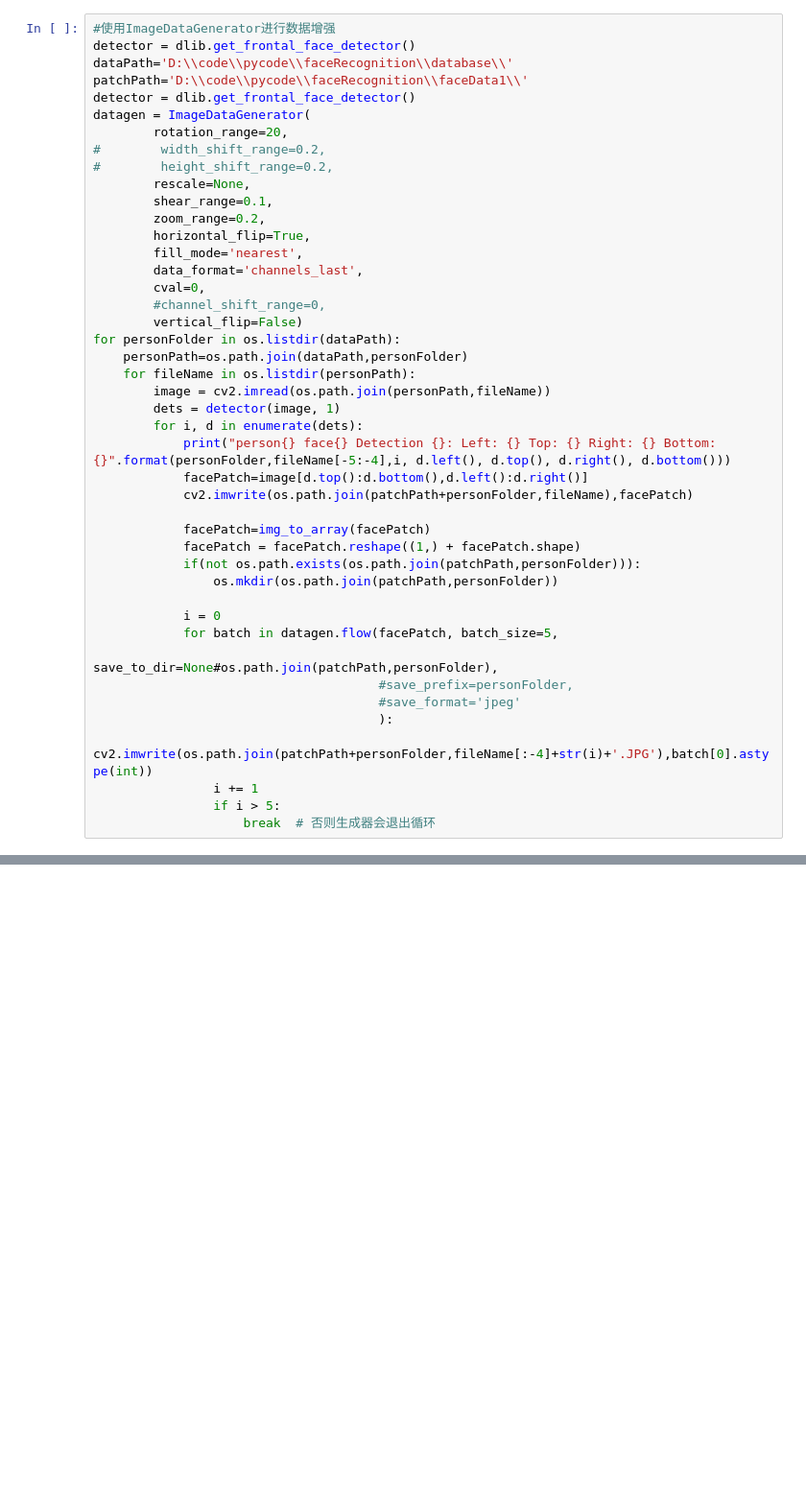
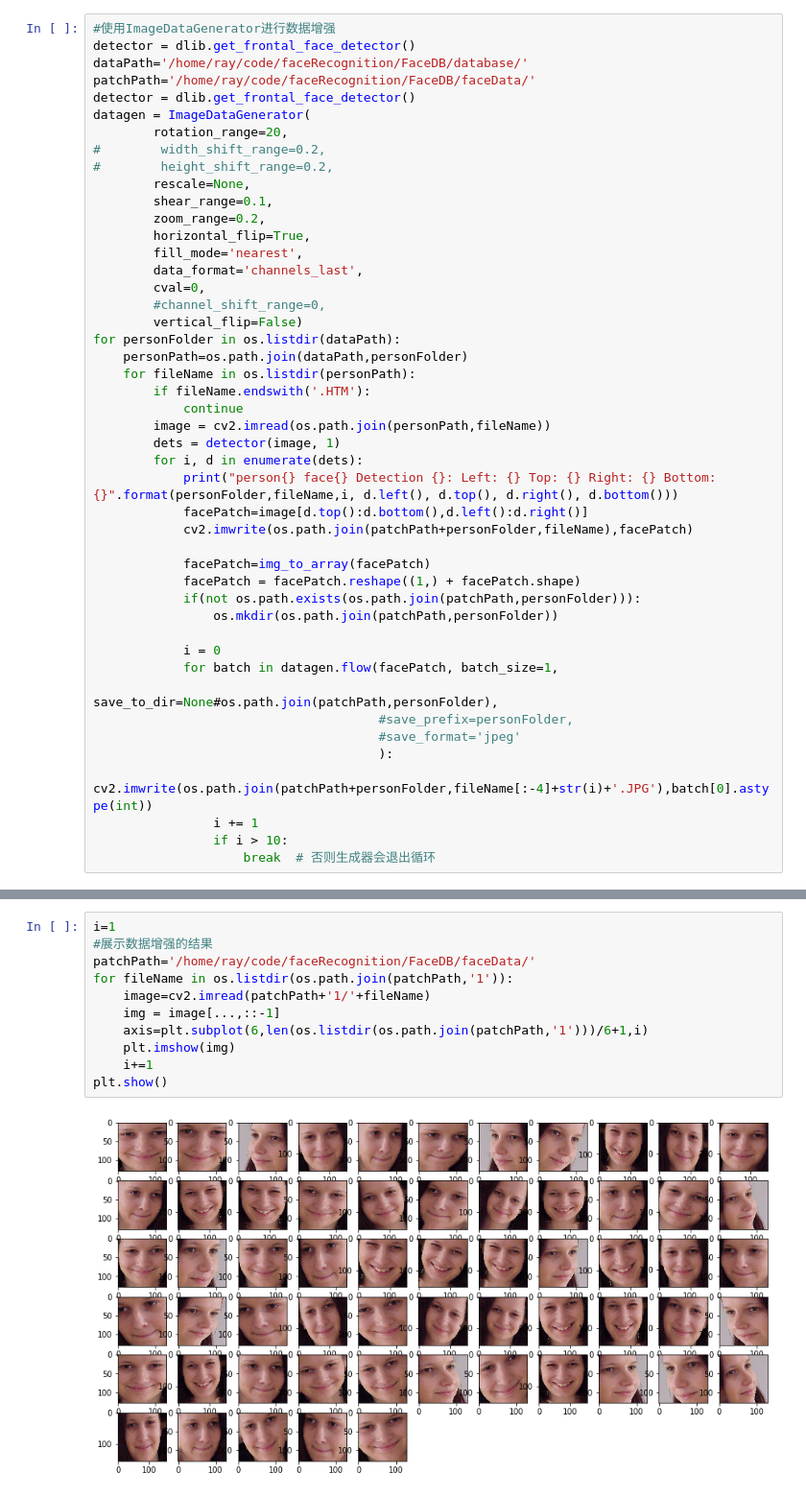
Before and after one commit to Citygity/faceRecognition, a Jupyter notebook: faceDetection.ipynb, the cells around one changed output, grey strips where cells are left out. Shown at 96% size. Saved outputs shown, nothing was run; the diff lists cells and outputs as text; blank space fills up the shorter version.

```diff
--- a/faceDetection.ipynb
+++ b/faceDetection.ipynb
@@ -56,8 +91,8 @@ for personFolder in os.listdir(dataPath):
 # %%
 #使用ImageDataGenerator进行数据增强
 detector = dlib.get_frontal_face_detector()
-dataPath='D:\\code\\pycode\\faceRecognition\\database\\'
-patchPath='D:\\code\\pycode\\faceRecognition\\faceData1\\'
+dataPath='/home/ray/code/faceRecognition/FaceDB/database/'
+patchPath='/home/ray/code/faceRecognition/FaceDB/faceData/'
 detector = dlib.get_frontal_face_detector()
 datagen = ImageDataGenerator(
         rotation_range=20,
@@ -75,10 +110,12 @@ datagen = ImageDataGenerator(
 for personFolder in os.listdir(dataPath):
     personPath=os.path.join(dataPath,personFolder)
     for fileName in os.listdir(personPath):
+        if fileName.endswith('.HTM'):
+            continue
         image = cv2.imread(os.path.join(personPath,fileName))
         dets = detector(image, 1)
         for i, d in enumerate(dets):
-            print("person{} face{} Detection {}: Left: {} Top: {} Right: {} Bottom: {}".format(personFolder,fileName[-5:-4],i, d.left(), d.top(), d.right(), d.bottom()))
+            print("person{} face{} Detection {}: Left: {} Top: {} Right: {} Bottom: {}".format(personFolder,fileName,i, d.left(), d.top(), d.right(), d.bottom()))
             facePatch=image[d.top():d.bottom(),d.left():d.right()]
             cv2.imwrite(os.path.join(patchPath+personFolder,fileName),facePatch)
 
@@ -88,12 +125,12 @@ for personFolder in os.listdir(dataPath):
                 os.mkdir(os.path.join(patchPath,personFolder))
 
             i = 0
-            for batch in datagen.flow(facePatch, batch_size=5,
+            for batch in datagen.flow(facePatch, batch_size=1,
                                       save_to_dir=None#os.path.join(patchPath,personFolder),
                                       #save_prefix=personFolder,
                                       #save_format='jpeg'
                                       ):
                 cv2.imwrite(os.path.join(patchPath+personFolder,fileName[:-4]+str(i)+'.JPG'),batch[0].astype(int))
                 i += 1
-                if i > 5:
+                if i > 10:
                     break  # 否则生成器会退出循环
@@ -100,2 +155,15 @@ for personFolder in os.listdir(dataPath):
+# %%
+i=1
+#展示数据增强的结果
+patchPath='/home/ray/code/faceRecognition/FaceDB/faceData/'
+for fileName in os.listdir(os.path.join(patchPath,'1')):
+    image=cv2.imread(patchPath+'1/'+fileName)
+    img = image[...,::-1]
+    axis=plt.subplot(6,len(os.listdir(os.path.join(patchPath,'1')))/6+1,i)
+    plt.imshow(img)
+    i+=1
+plt.show()
+# %% [output]
+[figure, added]
 # %%
 #读取所有人脸数据，并使用PCA进行降维
```
Also changed, not shown: parts of 26 cells of this notebook.
